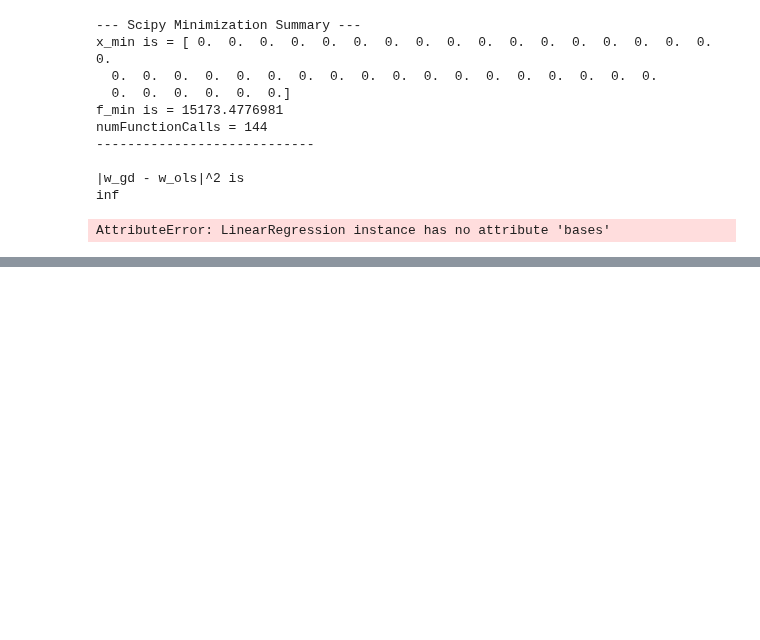
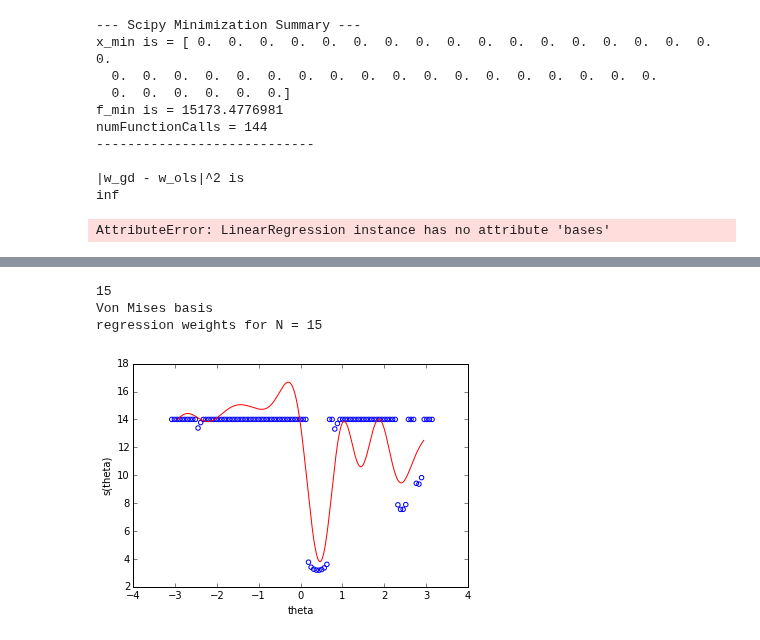
Before and after one commit to peteflorence/GeometricPDEs, a Jupyter notebook: _RotatingBot/BasisFunctionFitting.ipynb, the cells around one changed output, grey strips where cells are left out. Drawn from its saved outputs; the diff is of its cells as text; code cells hidden in the pictures; blank space fills up the shorter version.

```diff
--- a/_RotatingBot/BasisFunctionFitting.ipynb
+++ b/_RotatingBot/BasisFunctionFitting.ipynb
@@ -293,0 +347,17 @@ AttributeError: LinearRegression instance has no attribute 'bases'
+# %%
+N=15
+lr = LinearRegression(laseAngles2,laserDepths,0)
+lr.setBasesVonMises(N)
+lr.RBF_Phi(N)
+#print lr.phi
+w = lr.reg()
+print "Von Mises basis"
+print "regression weights for N = " + str(N)
+#print w
+plotRBFbases(lr,w)
+print
+# %% [output]
+15
+Von Mises basis
+regression weights for N = 15
+[figure, added]
```
Also changed, not shown: parts of 9 cells of this notebook, 14 other files.
